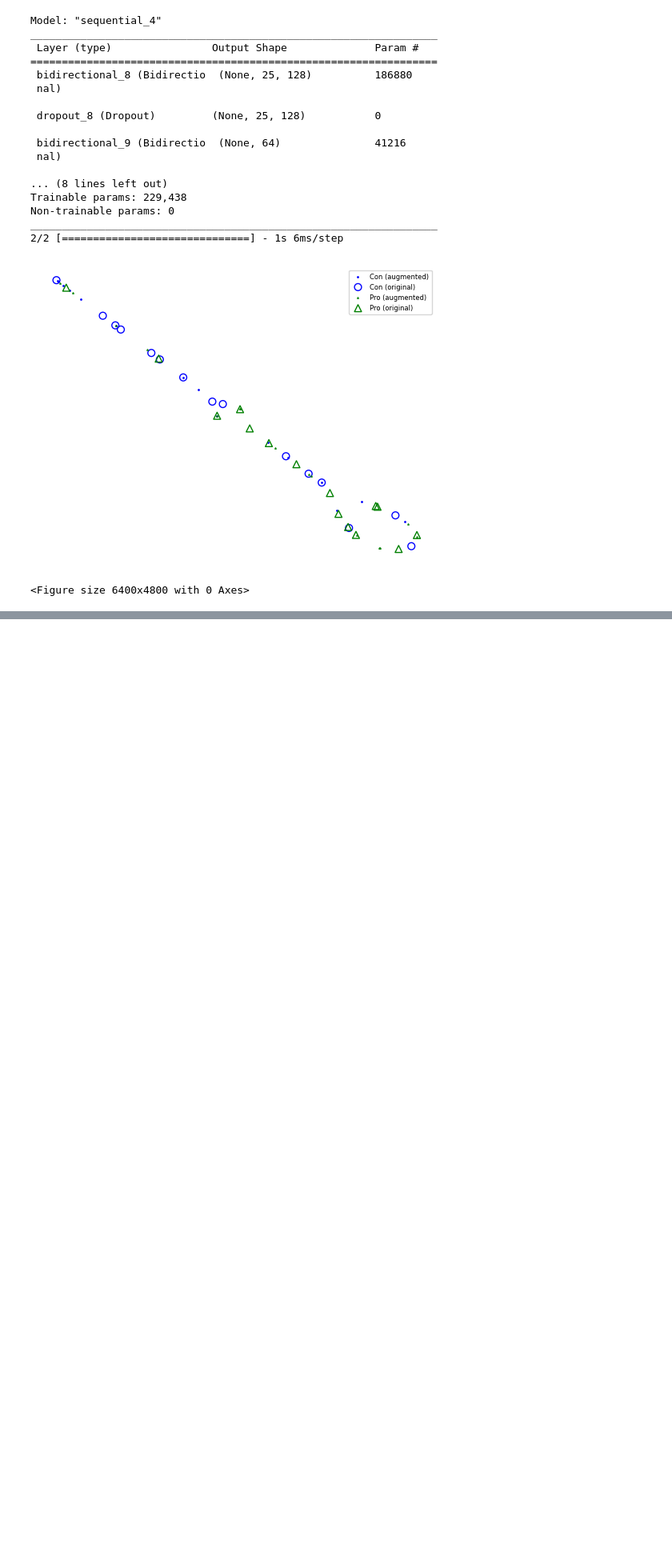
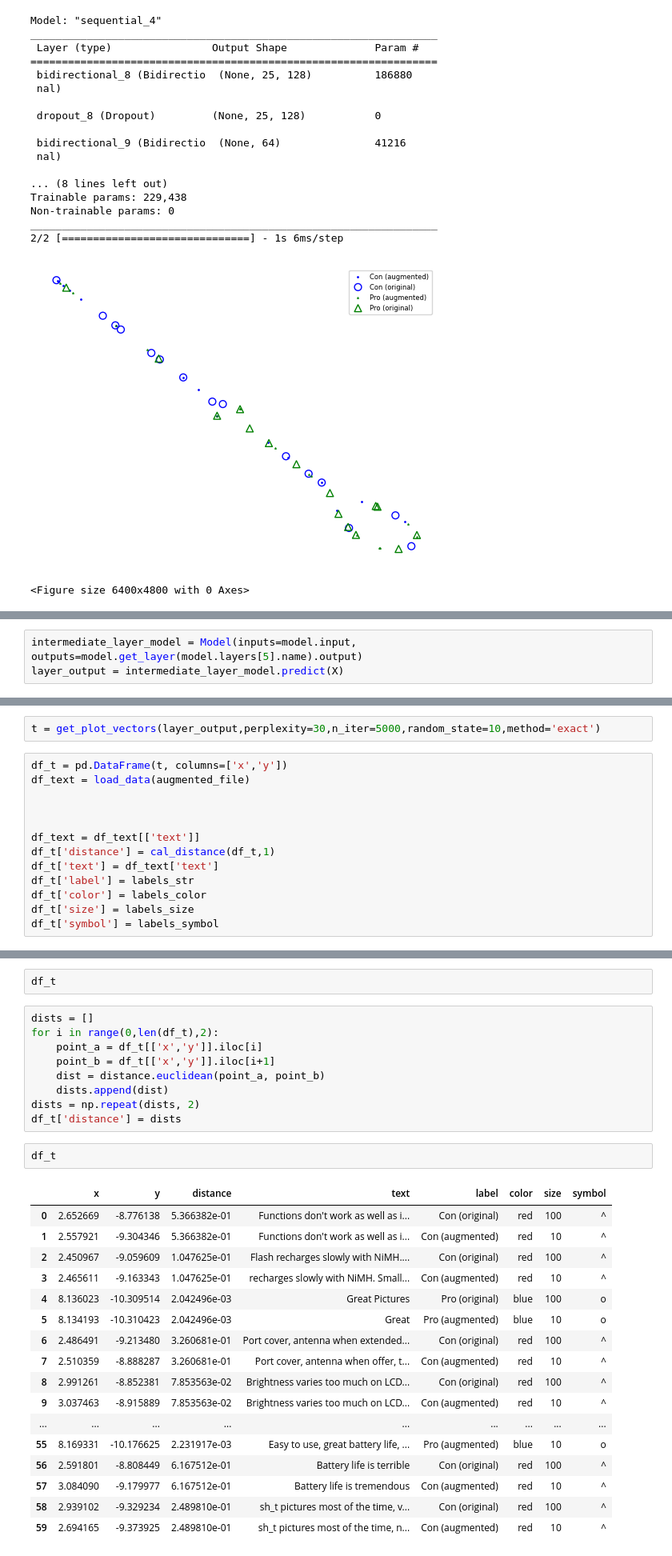
Before and after one commit to phj6688/nlp_da_comparison, a Jupyter notebook: present/present_notebook.ipynb, the cells around one changed output, grey strips where cells are left out. Shown at 80% size. Saved outputs shown, nothing was run; the diff lists cells and outputs as text; blank space fills up the shorter version.

Commit message:
add plotly vis and add distance

```diff
--- a/present/present_notebook.ipynb
+++ b/present/present_notebook.ipynb
@@ -1877,0 +821,3 @@ _________________________________________________________________
+# %%
+intermediate_layer_model = Model(inputs=model.input, outputs=model.get_layer(model.layers[5].name).output)
+layer_output = intermediate_layer_model.predict(X)
@@ -1877,0 +826,15 @@ _________________________________________________________________
+# %%
+t = get_plot_vectors(layer_output,perplexity=30,n_iter=5000,random_state=10,method='exact')
+# %%
+df_t = pd.DataFrame(t, columns=['x','y'])
+df_text = load_data(augmented_file)
+
+
+
+df_text = df_text[['text']]
+df_t['distance'] = cal_distance(df_t,1)
+df_t['text'] = df_text['text']
+df_t['label'] = labels_str
+df_t['color'] = labels_color
+df_t['size'] = labels_size
+df_t['symbol'] = labels_symbol
@@ -1877,0 +857,31 @@ _________________________________________________________________
+# %%
+df_t
+# %%
+dists = []
+for i in range(0,len(df_t),2):
+    point_a = df_t[['x','y']].iloc[i]
+    point_b = df_t[['x','y']].iloc[i+1]
+    dist = distance.euclidean(point_a, point_b)
+    dists.append(dist)
+dists = np.repeat(dists, 2)
+df_t['distance'] = dists
+# %%
+df_t
+# %% [output]
+|  | x | y | distance | text | label | color | size | symbol |
+| 0 | 2.652669 | -8.776138 | 5.366382e-01 | Functions don't work as well as i... | Con (original) | red | 100 | ^ |
+| 1 | 2.557921 | -9.304346 | 5.366382e-01 | Functions don't work as well as i... | Con (augmented) | red | 10 | ^ |
+| 2 | 2.450967 | -9.059609 | 1.047625e-01 | Flash recharges slowly with NiMH.... | Con (original) | red | 100 | ^ |
+| 3 | 2.465611 | -9.163343 | 1.047625e-01 | recharges slowly with NiMH. Small... | Con (augmented) | red | 10 | ^ |
+| 4 | 8.136023 | -10.309514 | 2.042496e-03 | Great Pictures | Pro (original) | blue | 100 | o |
+| 5 | 8.134193 | -10.310423 | 2.042496e-03 | Great | Pro (augmented) | blue | 10 | o |
+| 6 | 2.486491 | -9.213480 | 3.260681e-01 | Port cover, antenna when extended... | Con (original) | red | 100 | ^ |
+| 7 | 2.510359 | -8.888287 | 3.260681e-01 | Port cover, antenna when offer, t... | Con (augmented) | red | 10 | ^ |
+| 8 | 2.991261 | -8.852381 | 7.853563e-02 | Brightness varies too much on LCD... | Con (original) | red | 100 | ^ |
+| 9 | 3.037463 | -8.915889 | 7.853563e-02 | Brightness varies too much on LCD... | Con (augmented) | red | 10 | ^ |
+| ... | ... | ... | ... | ... | ... | ... | ... | ... |
+| 55 | 8.169331 | -10.176625 | 2.231917e-03 | Easy to use, great battery life, ... | Pro (augmented) | blue | 10 | o |
+| 56 | 2.591801 | -8.808449 | 6.167512e-01 | Battery life is terrible | Con (original) | red | 100 | ^ |
+| 57 | 3.084090 | -9.179977 | 6.167512e-01 | Battery life is tremendous | Con (augmented) | red | 10 | ^ |
+| 58 | 2.939102 | -9.329234 | 2.489810e-01 | sh_t pictures most of the time, v... | Con (original) | red | 100 | ^ |
+| 59 | 2.694165 | -9.373925 | 2.489810e-01 | sh_t pictures most of the time, n... | Con (augmented) | red | 10 | ^ |
```
Also changed, not shown: parts of 60 cells of this notebook.
